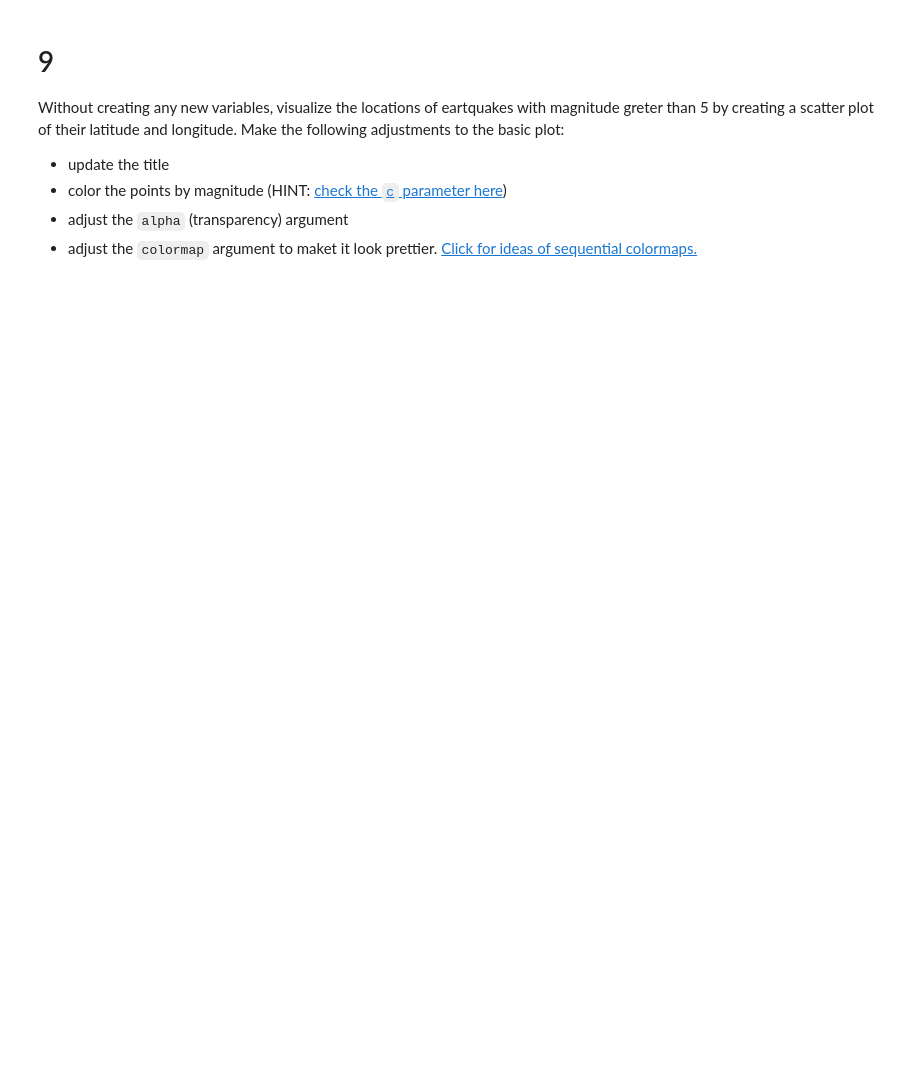
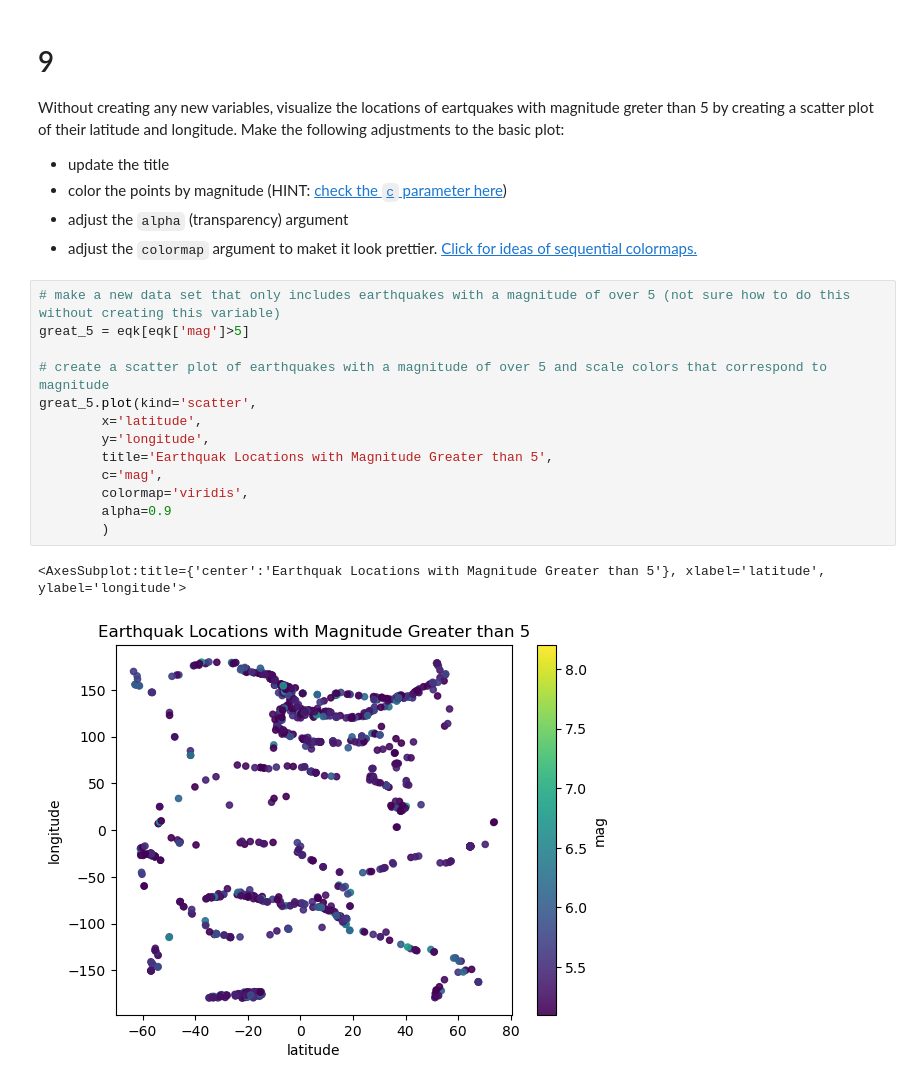
Before and after one commit to fletcher-m/eds220-hwk-1, a Jupyter notebook: hwk1-task4.ipynb, the cells around one changed output. Drawn from its saved outputs; the diff is of its cells as text; blank space fills up the shorter version.

```diff
--- a/hwk1-task4.ipynb
+++ b/hwk1-task4.ipynb
@@ -179,3 +214,19 @@ Without creating any new variables, visualize the locations of eartquakes with m
 - color the points by magnitude (HINT: [check the `c` parameter here](https://pandas.pydata.org/pandas-docs/stable/reference/api/pandas.DataFrame.plot.scatter.html))
 - adjust the `alpha` (transparency) argument
 - adjust the `colormap` argument to maket it look prettier. [Click for ideas of sequential colormaps.](https://matplotlib.org/stable/users/explain/colors/colormaps.html)
+# %%
+# make a new data set that only includes earthquakes with a magnitude of over 5 (not sure how to do this without creating this variable)
+great_5 = eqk[eqk['mag']>5]
+
+# create a scatter plot of earthquakes with a magnitude of over 5 and scale colors that correspond to magnitude
+great_5.plot(kind='scatter',
+        x='latitude',
+        y='longitude',
+        title='Earthquak Locations with Magnitude Greater than 5',
+        c='mag',
+        colormap='viridis',
+        alpha=0.9
+        )
+# %% [output]
+<AxesSubplot:title={'center':'Earthquak Locations with Magnitude Greater than 5'}, xlabel='latitude', ylabel='longitude'>
+[figure, added]
```
Also changed, not shown: parts of 8 cells of this notebook.
